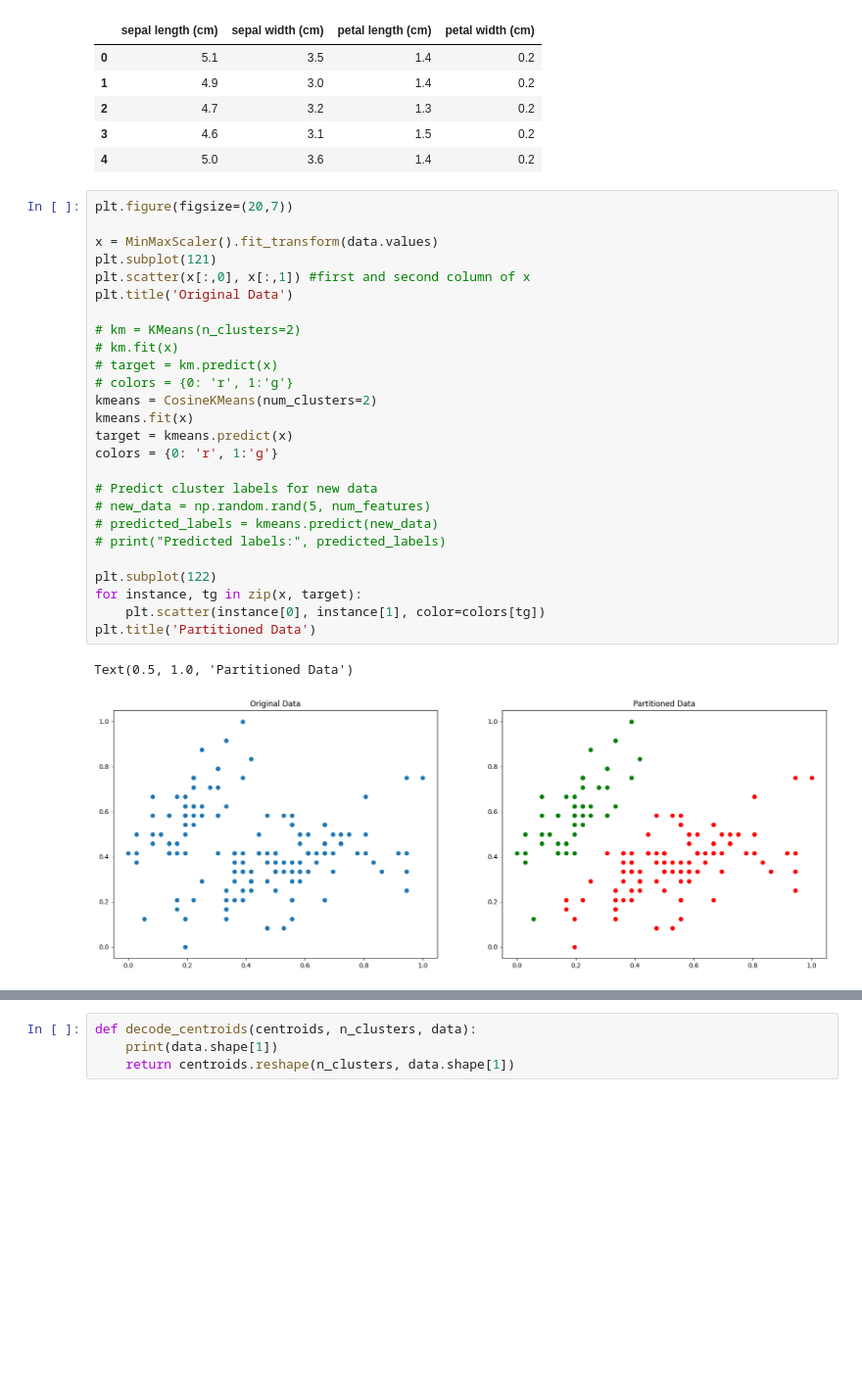
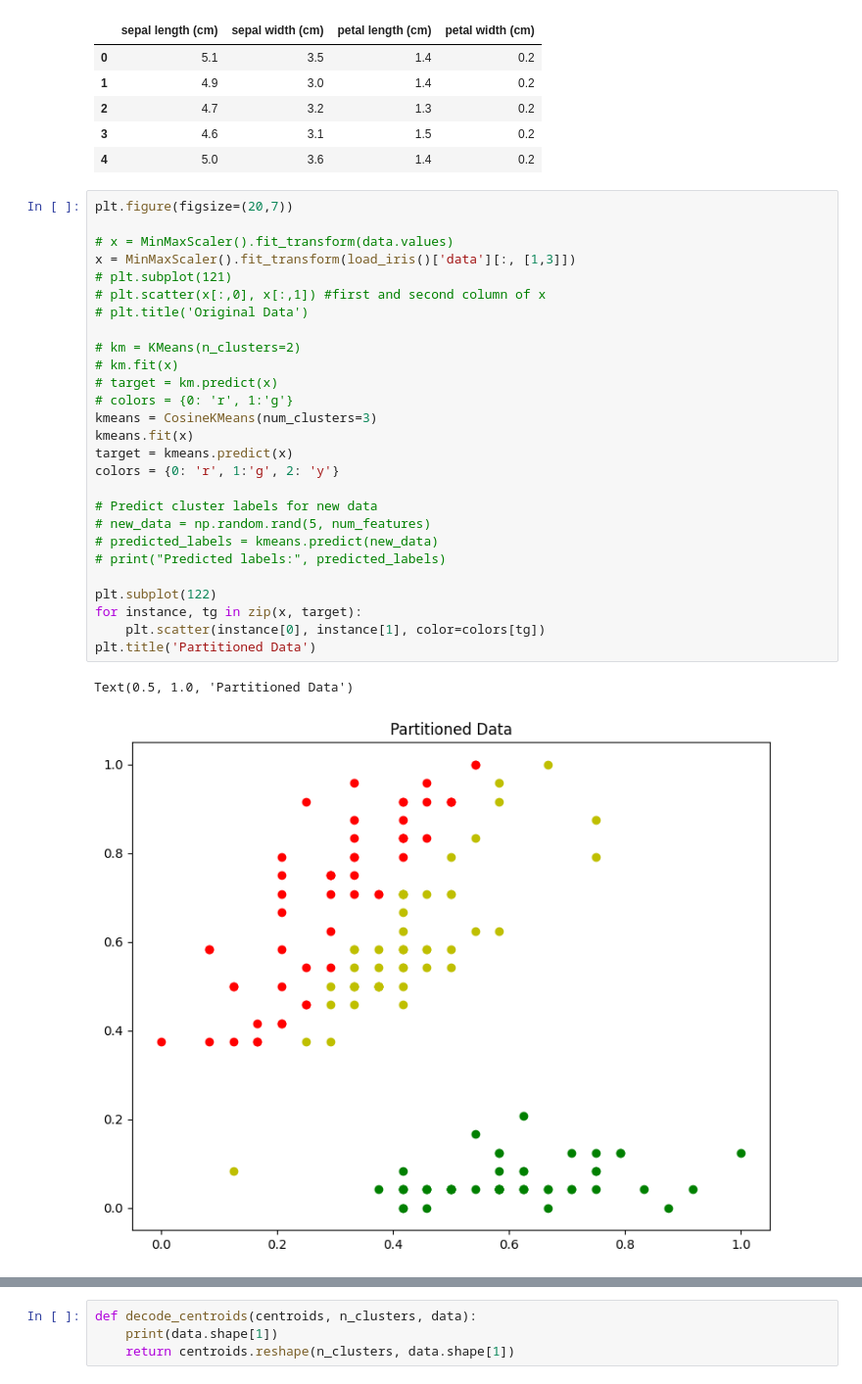
Before and after one commit to shanbhxg/Apidae, a Jupyter notebook: kabc-medium/Copy_abc_clustering.ipynb, the cells around one changed output, grey strips where cells are left out. Shown at 98% size. Cells and saved outputs as stored; diff of their text form; blank space fills up the shorter version.

Commit message:
cosine K means!!!!!!!

```diff
--- a/kabc-medium/Copy_abc_clustering.ipynb
+++ b/kabc-medium/Copy_abc_clustering.ipynb
@@ -36,32 +36,33 @@ display(data.head())
 # %%
 plt.figure(figsize=(20,7))
 
-x = MinMaxScaler().fit_transform(data.values)
-plt.subplot(121)
-plt.scatter(x[:,0], x[:,1]) #first and second column of x
-plt.title('Original Data')
+# x = MinMaxScaler().fit_transform(data.values)
+x = MinMaxScaler().fit_transform(load_iris()['data'][:, [1,3]])
+# plt.subplot(121)
+# plt.scatter(x[:,0], x[:,1]) #first and second column of x
+# plt.title('Original Data')
 
 # km = KMeans(n_clusters=2)
 # km.fit(x)
 # target = km.predict(x)
 # colors = {0: 'r', 1:'g'}
-kmeans = CosineKMeans(num_clusters=2)
+kmeans = CosineKMeans(num_clusters=3)
 kmeans.fit(x)
 target = kmeans.predict(x)
-colors = {0: 'r', 1:'g'}
+colors = {0: 'r', 1:'g', 2: 'y'}
 
 # Predict cluster labels for new data
 # new_data = np.random.rand(5, num_features)
 # predicted_labels = kmeans.predict(new_data)
 # print("Predicted labels:", predicted_labels)
 
 plt.subplot(122)
 for instance, tg in zip(x, target):
     plt.scatter(instance[0], instance[1], color=colors[tg])
 plt.title('Partitioned Data')
 # %% [output]
 Text(0.5, 1.0, 'Partitioned Data')
-[figure, old version]
+[figure, new version]
 # %%
 plt.figure(figsize=(9,7))
 for instance, tg in zip(x, target):
```
Also changed, not shown: parts of 8 cells of this notebook, 6 other files.
